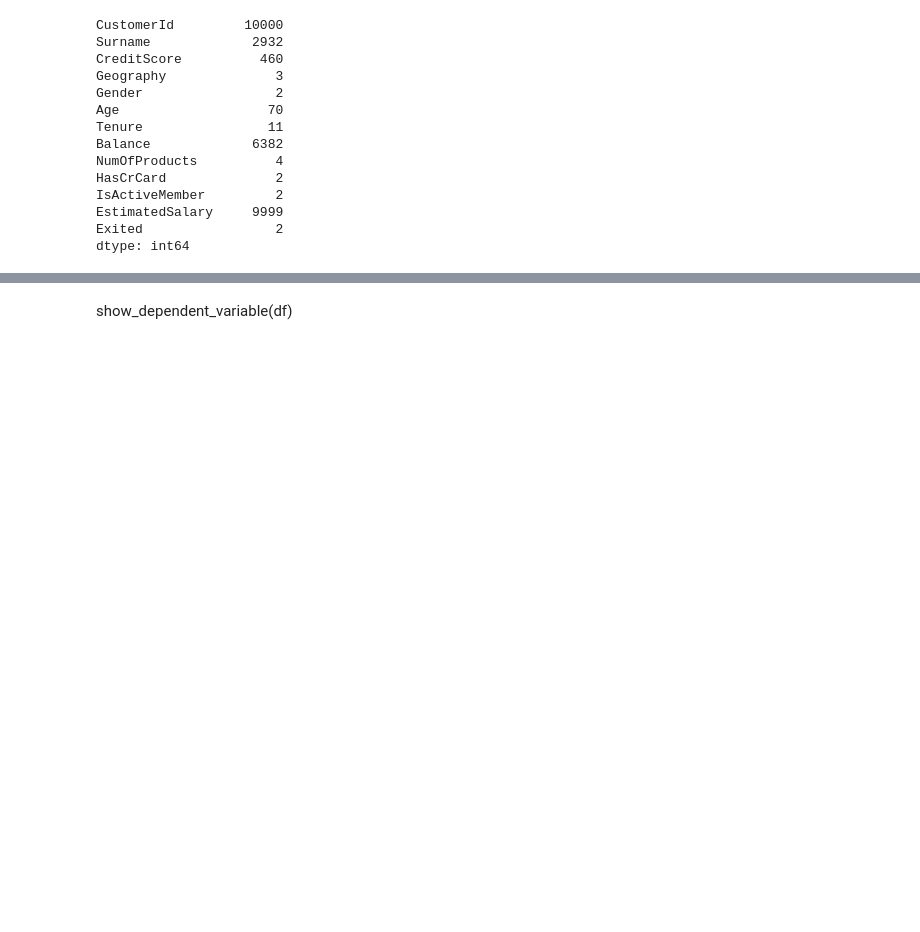
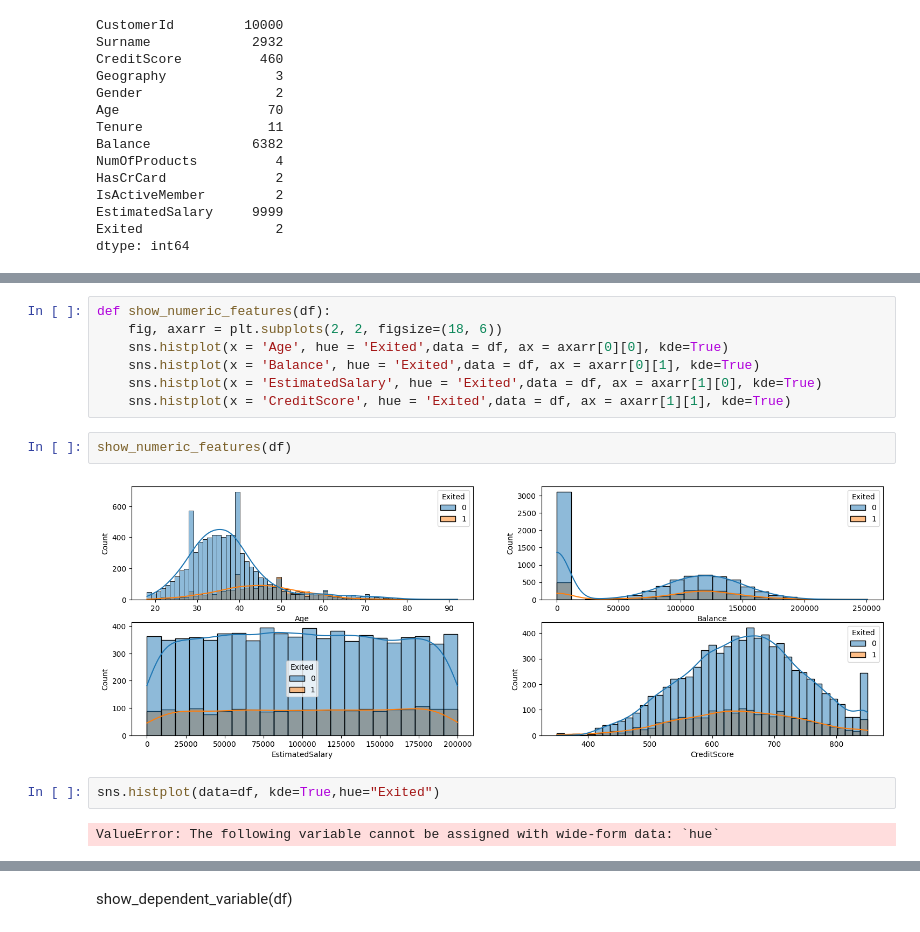
Before and after one commit to maxl-96/Case-Study-1-Project-1, a Jupyter notebook: notebook.ipynb, the cells around one changed output, grey strips where cells are left out. Drawn from its saved outputs; the diff is of its cells as text; blank space fills up the shorter version.

```diff
--- a/notebook.ipynb
+++ b/notebook.ipynb
@@ -128,0 +284,15 @@ def show_dependent_variable(df):
+# %%
+def show_numeric_features(df):
+    fig, axarr = plt.subplots(2, 2, figsize=(18, 6))
+    sns.histplot(x = 'Age', hue = 'Exited',data = df, ax = axarr[0][0], kde=True)
+    sns.histplot(x = 'Balance', hue = 'Exited',data = df, ax = axarr[0][1], kde=True)
+    sns.histplot(x = 'EstimatedSalary', hue = 'Exited',data = df, ax = axarr[1][0], kde=True)
+    sns.histplot(x = 'CreditScore', hue = 'Exited',data = df, ax = axarr[1][1], kde=True)
+# %%
+show_numeric_features(df)
+# %% [output]
+[figure, added]
+# %%
+sns.histplot(data=df, kde=True,hue="Exited")
+# %% [output]
+ValueError: The following variable cannot be assigned with wide-form data: `hue`
```
Also changed, not shown: parts of 22 cells of this notebook.
